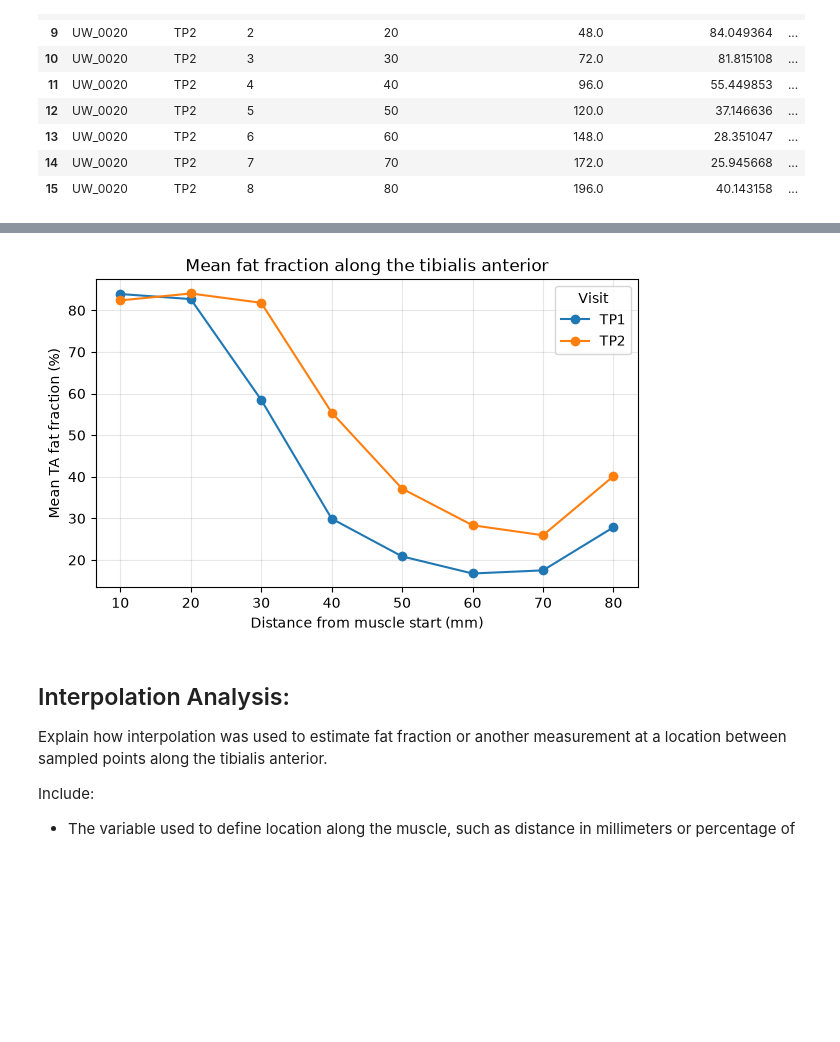
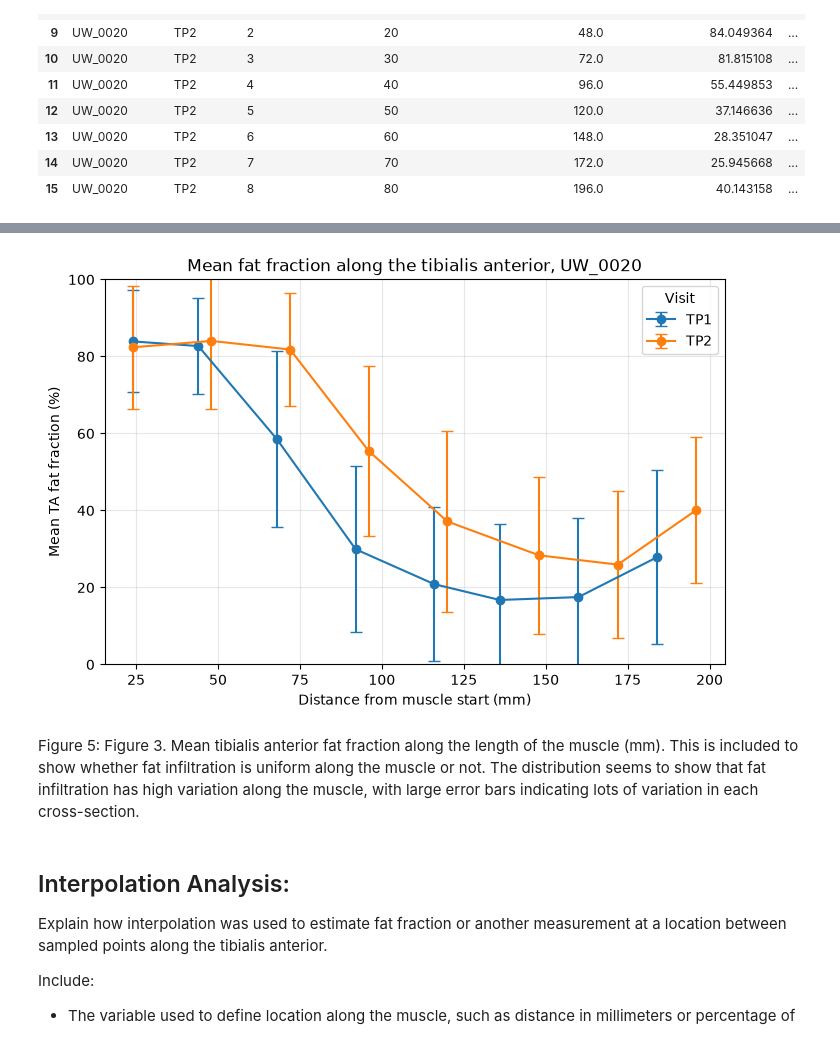
Before and after one commit to MalcolmEp/BME2315_Module2, a Jupyter notebook: FSHD_Module2_Project_Malcolm_Isaac.ipynb, the cells around one changed output, grey strips where cells are left out. Saved outputs shown, nothing was run; the diff lists cells and outputs as text; code cells hidden in the pictures; blank space fills up the shorter version.

```diff
--- a/FSHD_Module2_Project_Malcolm_Isaac.ipynb
+++ b/FSHD_Module2_Project_Malcolm_Isaac.ipynb
@@ -318,48 +337,26 @@ results_df
 # %%
 # 7. Summarize measurements across muscle locations
 
-def summarize_visit(timepoint):
-    visit_results = []
-    visit_manifest = manifest[manifest["timepoint"] == timepoint]
-
-    for _, row in visit_manifest.iterrows():
-        water = np.load(DATA_DIR / row["water_file"])
-        fat = np.load(DATA_DIR / row["fat_file"])
-        mask = np.load(DATA_DIR / row["mask_file"]).astype(bool)
-        ff = calculate_fat_fraction(water, fat, mask)
-
-        visit_results.append({
-            "timepoint": timepoint,
-            "slice_id": row["slice_id"],
-            "percent_along_muscle": row["percent_along_muscle"],
-            "distance_from_muscle_start_mm": row["distance_from_muscle_start_mm"],
-            "mean_fat_fraction_percent": np.nanmean(ff),
-        })
-
-    return pd.DataFrame(visit_results)
-
-profiles_df = pd.concat(
-    [summarize_visit("TP1"), summarize_visit("TP2")],
-    ignore_index=True
-)
-
-plt.figure(figsize=(7, 4))
-for timepoint, group in profiles_df.groupby("timepoint"):
+plt.figure(figsize=(8, 5))
+for timepoint, group in results_df.groupby("timepoint"):
     group = group.sort_values("distance_from_muscle_start_mm")
-    plt.plot(
-        group["percent_along_muscle"],
+    plt.errorbar(
+        group["distance_from_muscle_start_mm"],      # actual distance in mm
         group["mean_fat_fraction_percent"],
-        marker="o",
-        label=timepoint
+        yerr=group["std_fat_fraction_percent"],      # ±1 SD within each slice
+        marker="o", capsize=4, label=timepoint
     )
 plt.xlabel("Distance from muscle start (mm)")
 plt.ylabel("Mean TA fat fraction (%)")
-plt.title("Mean fat fraction along the tibialis anterior")
+plt.title("Mean fat fraction along the tibialis anterior, UW_0020")
+plt.ylim(0, 100)
 plt.legend(title="Visit")
 plt.grid(True, alpha=0.3)
 plt.show()
 # %% [output]
-[figure, old version]
+[figure, new version]
+# %% [markdown]
+Figure 5: Figure 3. Mean tibialis anterior fat fraction along the length of the muscle (mm). This is included to show whether fat infiltration is uniform along the muscle or not. The distribution seems to show that fat infiltration has high variation along the muscle, with large error bars indicating lots of variation in each cross-section.
 # %% [markdown]
 ## Interpolation Analysis:
 
```
Also changed, not shown: parts of 5 cells of this notebook.
